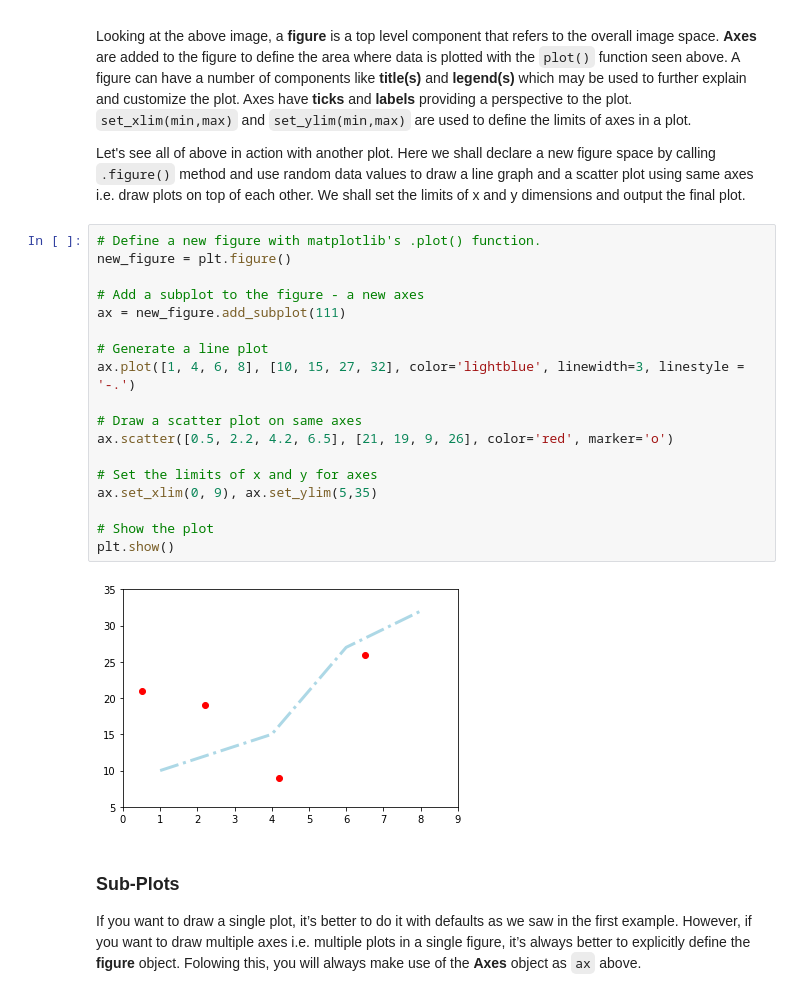
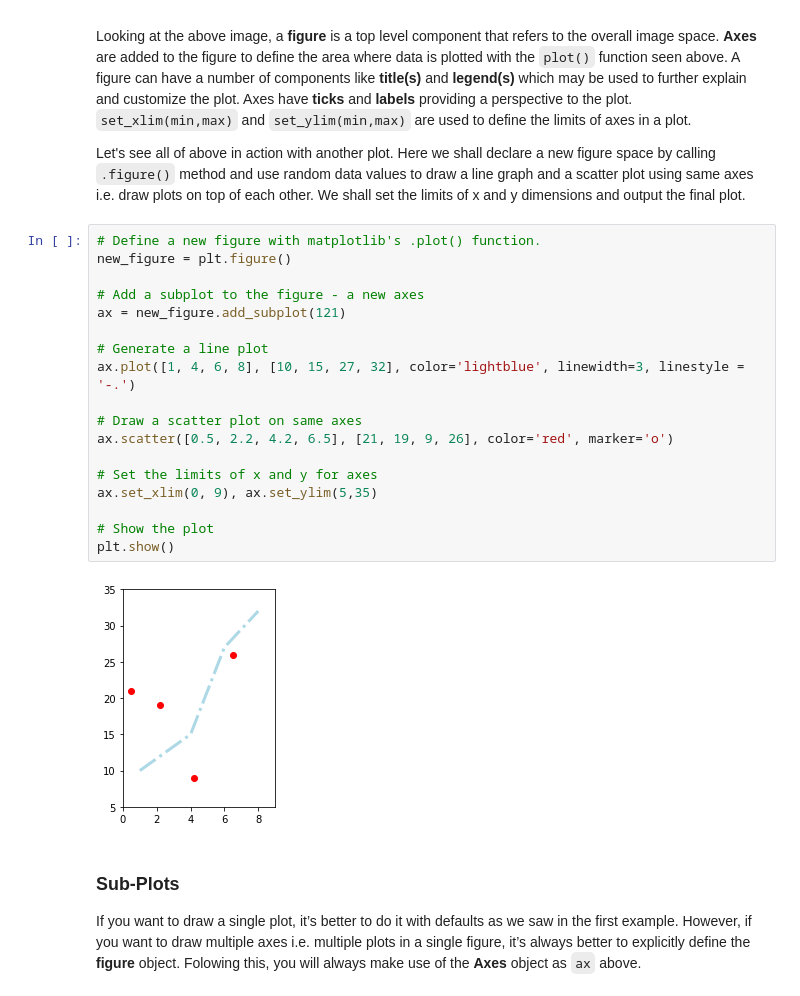
Before and after one commit to slieb74/dsc-1-03-12-customizing-visualizations-with-matplotlib-nyc-career-ds-062518, a Jupyter notebook: index.ipynb, the cells around one changed output. Drawn from its saved outputs; the diff is of its cells as text.

```diff
--- a/index.ipynb
+++ b/index.ipynb
@@ -113,23 +113,23 @@ Let's see all of above in action with another plot. Here we shall declare a new
 # %%
 # Define a new figure with matplotlib's .plot() function.
 new_figure = plt.figure()
 
 # Add a subplot to the figure - a new axes
-ax = new_figure.add_subplot(111)
+ax = new_figure.add_subplot(121)
 
 # Generate a line plot
 ax.plot([1, 4, 6, 8], [10, 15, 27, 32], color='lightblue', linewidth=3, linestyle = '-.')
 
 # Draw a scatter plot on same axes
 ax.scatter([0.5, 2.2, 4.2, 6.5], [21, 19, 9, 26], color='red', marker='o')
 
 # Set the limits of x and y for axes
 ax.set_xlim(0, 9), ax.set_ylim(5,35)
 
 # Show the plot
 plt.show()
 # %% [output]
-[figure, old version]
+[figure, new version]
 # %% [markdown]
 ### Sub-Plots
 If you want to draw a single plot, it’s better to do it with defaults as we saw in the first example. However, if you want to draw multiple axes i.e. multiple plots in a single figure, it’s always better to explicitly define the **figure** object. Folowing this, you will always make use of the **Axes** object as `ax` above.
```
